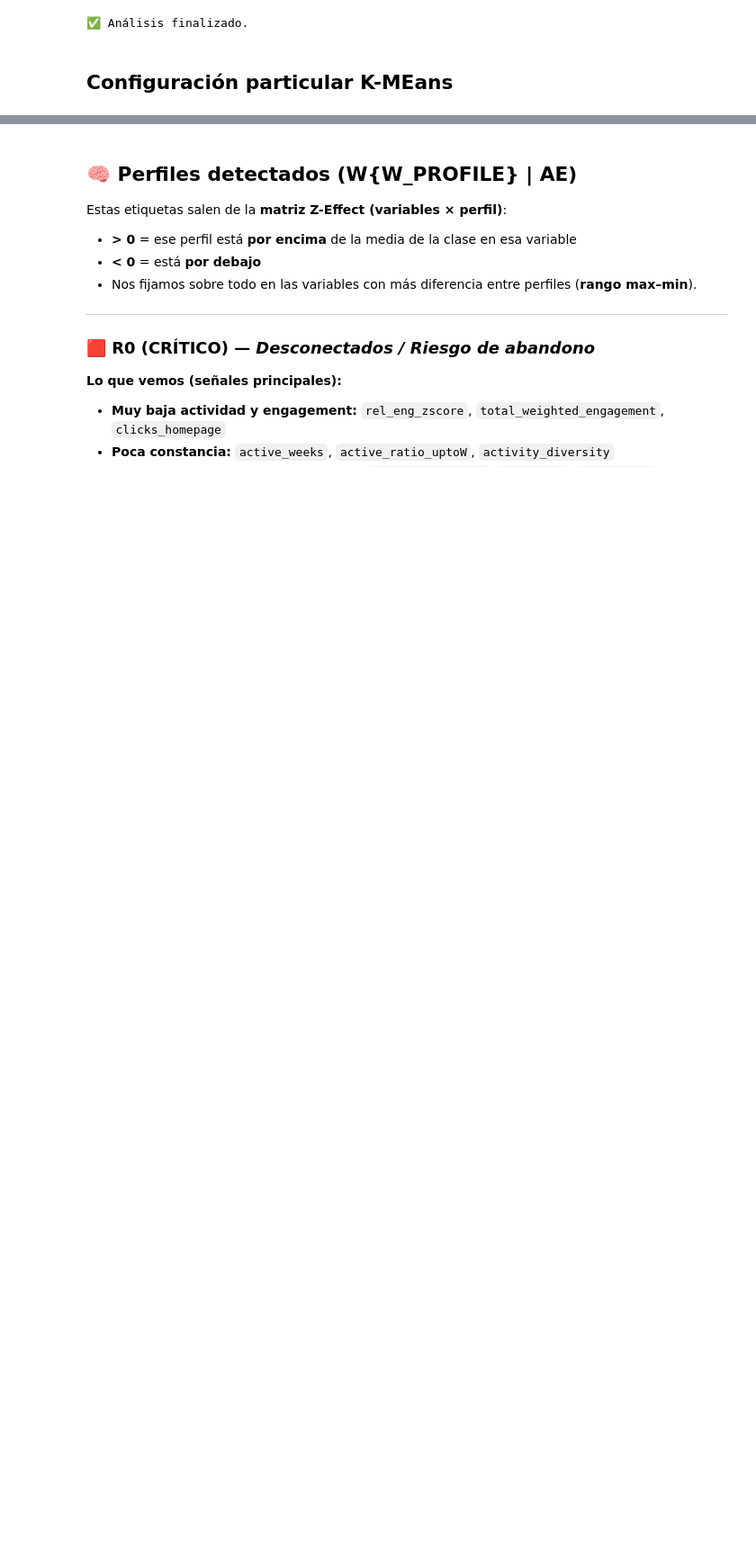
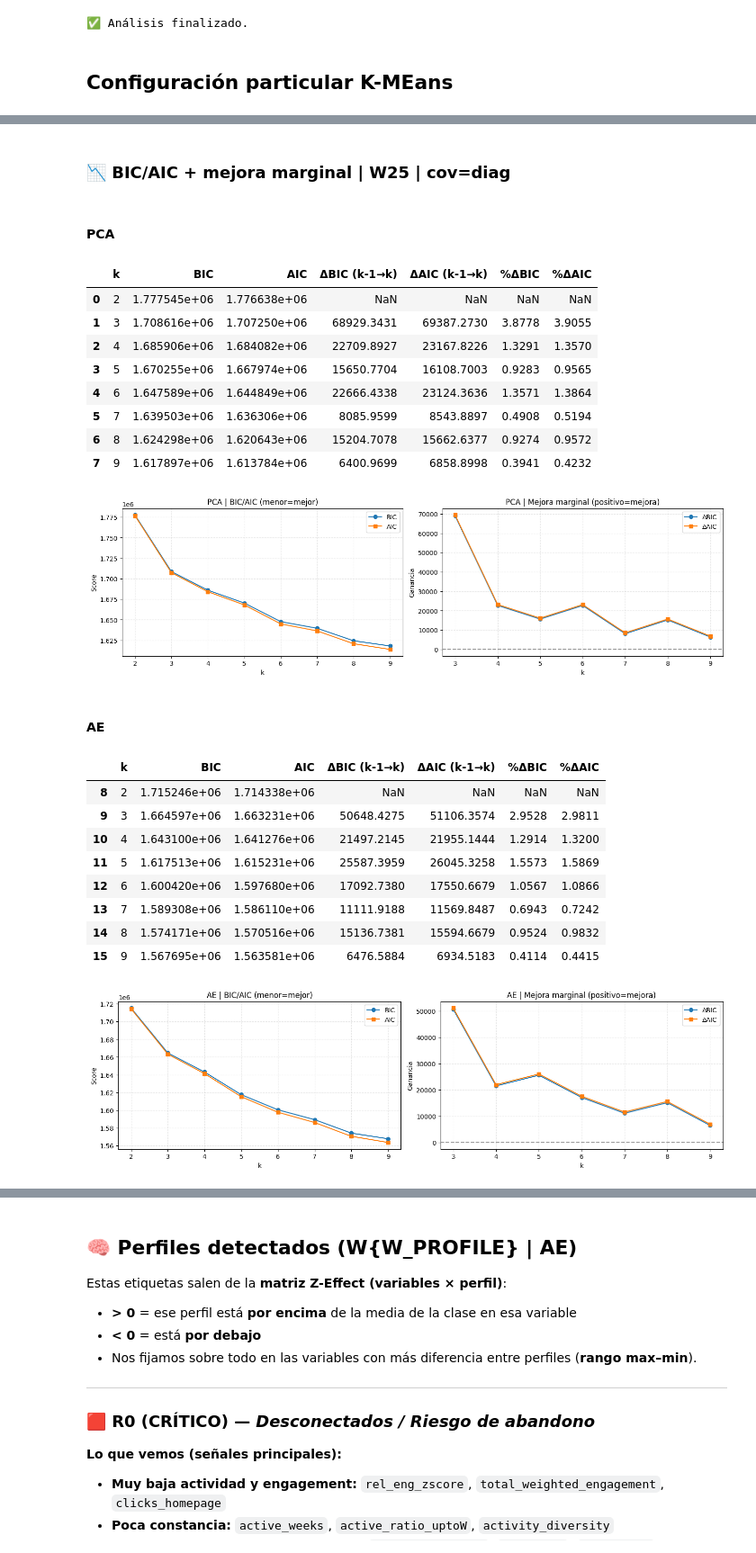
Before and after one commit to MichaeLaudrup/Artificial_Intelligence_Msc, a Jupyter notebook: TFM_education_ai_analytics/notebooks/IV__clustering_exploration.ipynb, the cells around one changed output, grey strips where cells are left out. Shown at 90% size. Saved outputs shown, nothing was run; the diff lists cells and outputs as text; code cells hidden in the pictures; blank space fills up the shorter version.

```diff
--- a/TFM_education_ai_analytics/notebooks/IV__clustering_exploration.ipynb
+++ b/TFM_education_ai_analytics/notebooks/IV__clustering_exploration.ipynb
@@ -383,7 +377,7 @@ from sklearn.preprocessing import StandardScaler
 # -------- Config rápida --------
 
 GMM_K_RANGE = range(2, 10)          # n_components a probar
-GMM_COV_TYPE = "full"              # "full", "diag", "tied", "spherical"
+GMM_COV_TYPE = "diag"              # "full", "diag", "tied", "spherical"
 GMM_REG_COVAR = 1e-6               # estabiliza covarianza
 GMM_MAX_ITER = 300
 GMM_N_INIT = 6
@@ -474,30 +468,54 @@ else:
         ax1.legend()
 
         ax2.plot(d["k"], d["ΔBIC (k-1→k)"], marker="o", label="ΔBIC")
         ax2.plot(d["k"], d["ΔAIC (k-1→k)"], marker="s", label="ΔAIC")
         ax2.axhline(0.0, color="black", linestyle="--", alpha=0.4)
         ax2.set_title(f"{emb_name} | Mejora marginal (positivo=mejora)")
         ax2.set_xlabel("k")
         ax2.set_ylabel("Ganancia")
         ax2.grid(True, alpha=0.3, linestyle="--")
         ax2.legend()
 
         plt.show()
 
     # Recomendación simple por codo marginal (último k con mejora relevante)
     rec_rows = []
     for emb_name in df_biaic["Embedding"].unique():
         d = df_biaic[df_biaic["Embedding"] == emb_name].sort_values("k").copy()
 
         # Heurística: primer k donde %ΔBIC y %ΔAIC caen por debajo de 1%
         cond = (d["%ΔBIC"] < 1.0) & (d["%ΔAIC"] < 1.0)
         if cond.any():
             k_star = int(d.loc[cond, "k"].iloc[0])
             rule = "primer k con mejora marginal <1%"
         else:
             k_star = int(d.loc[d["BIC"].idxmin(), "k"])
             rule = "mínimo BIC"
         rec_rows.append({"Embedding": emb_name, "k_sugerido": k_star, "criterio": rule})
 
     display(Markdown("### ✅ k sugerido por mejora marginal"))
     display(pd.DataFrame(rec_rows))
+# %% [output]
+### 📉 BIC/AIC + mejora marginal | W25 | cov=diag
+#### PCA
+|  | k | BIC | AIC | ΔBIC (k-1→k) | ΔAIC (k-1→k) | %ΔBIC | %ΔAIC |
+| 0 | 2 | 1.777545e+06 | 1.776638e+06 | NaN | NaN | NaN | NaN |
+| 1 | 3 | 1.708616e+06 | 1.707250e+06 | 68929.3431 | 69387.2730 | 3.8778 | 3.9055 |
+| 2 | 4 | 1.685906e+06 | 1.684082e+06 | 22709.8927 | 23167.8226 | 1.3291 | 1.3570 |
+| 3 | 5 | 1.670255e+06 | 1.667974e+06 | 15650.7704 | 16108.7003 | 0.9283 | 0.9565 |
+| 4 | 6 | 1.647589e+06 | 1.644849e+06 | 22666.4338 | 23124.3636 | 1.3571 | 1.3864 |
+| 5 | 7 | 1.639503e+06 | 1.636306e+06 | 8085.9599 | 8543.8897 | 0.4908 | 0.5194 |
+| 6 | 8 | 1.624298e+06 | 1.620643e+06 | 15204.7078 | 15662.6377 | 0.9274 | 0.9572 |
+| 7 | 9 | 1.617897e+06 | 1.613784e+06 | 6400.9699 | 6858.8998 | 0.3941 | 0.4232 |
+[figure, added]
+#### AE
+|  | k | BIC | AIC | ΔBIC (k-1→k) | ΔAIC (k-1→k) | %ΔBIC | %ΔAIC |
+| 8 | 2 | 1.715246e+06 | 1.714338e+06 | NaN | NaN | NaN | NaN |
+| 9 | 3 | 1.664597e+06 | 1.663231e+06 | 50648.4275 | 51106.3574 | 2.9528 | 2.9811 |
+| 10 | 4 | 1.643100e+06 | 1.641276e+06 | 21497.2145 | 21955.1444 | 1.2914 | 1.3200 |
+| 11 | 5 | 1.617513e+06 | 1.615231e+06 | 25587.3959 | 26045.3258 | 1.5573 | 1.5869 |
+| 12 | 6 | 1.600420e+06 | 1.597680e+06 | 17092.7380 | 17550.6679 | 1.0567 | 1.0866 |
+| 13 | 7 | 1.589308e+06 | 1.586110e+06 | 11111.9188 | 11569.8487 | 0.6943 | 0.7242 |
+| 14 | 8 | 1.574171e+06 | 1.570516e+06 | 15136.7381 | 15594.6679 | 0.9524 | 0.9832 |
+| 15 | 9 | 1.567695e+06 | 1.563581e+06 | 6476.5884 | 6934.5183 | 0.4114 | 0.4415 |
+[figure, added]
```
Also changed, not shown: parts of 6 cells of this notebook, 45 other files.
